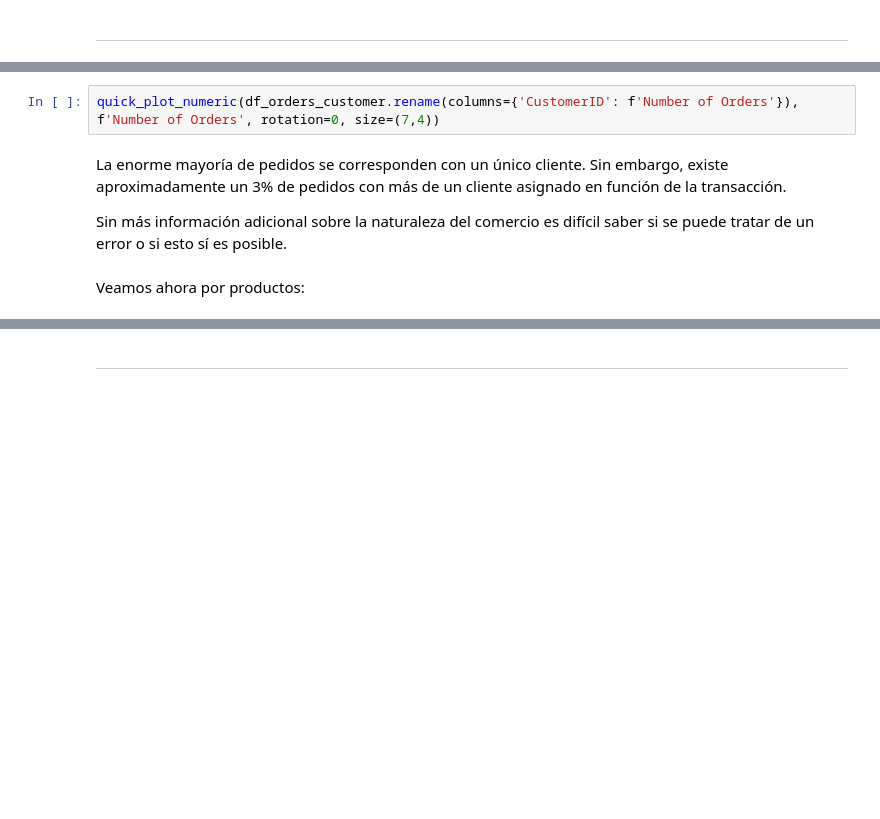
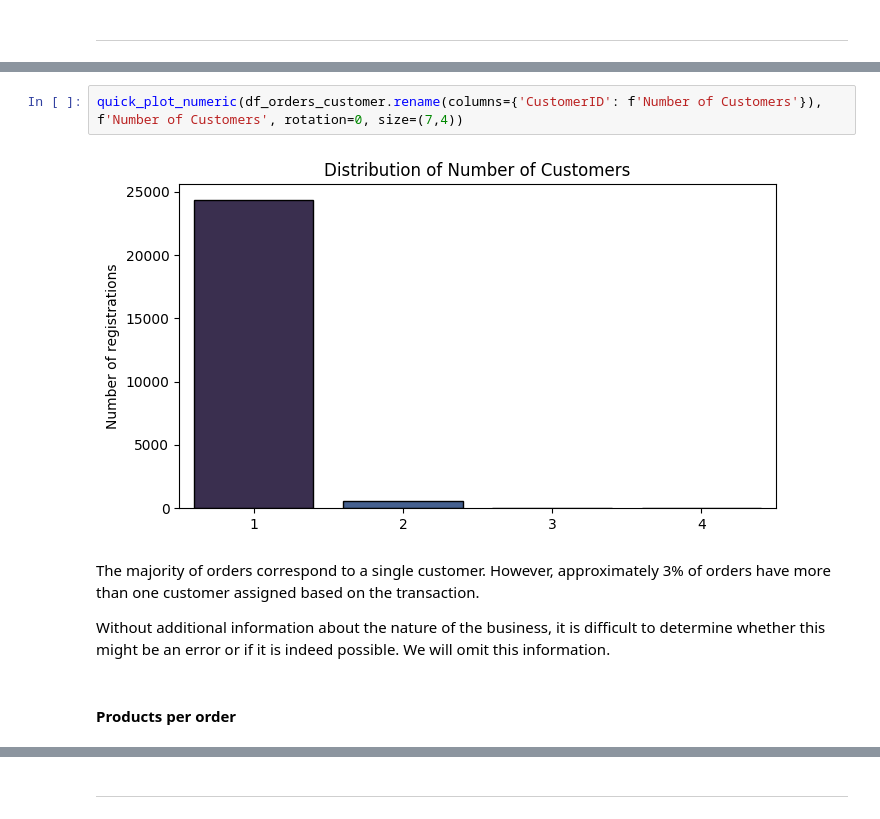
Before and after one commit to SupernovaIa/Proyecto-9-Global-Trade-Insights-Clustering-and-Regression, a Jupyter notebook: notebook/01-EDA.ipynb, the cells around one changed output, grey strips where cells are left out. Cells and saved outputs as stored; diff of their text form; blank space fills up the shorter version.

```diff
--- a/notebook/01-EDA.ipynb
+++ b/notebook/01-EDA.ipynb
@@ -654,11 +780,13 @@ value_counts(df_orders_customer, 'CustomerID')
 # %%
-quick_plot_numeric(df_orders_customer.rename(columns={'CustomerID': f'Number of Orders'}), f'Number of Orders', rotation=0, size=(7,4))
+quick_plot_numeric(df_orders_customer.rename(columns={'CustomerID': f'Number of Customers'}), f'Number of Customers', rotation=0, size=(7,4))
+# %% [output]
+[figure, added]
-# %% [markdown]
-La enorme mayoría de pedidos se corresponden con un único cliente. Sin embargo, existe aproximadamente un 3% de pedidos con más de un cliente asignado en función de la transacción.
-
-Sin más información adicional sobre la naturaleza del comercio es difícil saber si se puede tratar de un error o si esto sí es posible.
-# %% [markdown]
-Veamos ahora por productos:
+# %% [markdown]
+The majority of orders correspond to a single customer. However, approximately 3% of orders have more than one customer assigned based on the transaction.
+
+Without additional information about the nature of the business, it is difficult to determine whether this might be an error or if it is indeed possible. We will omit this information.
+# %% [markdown]
+#### Products per order
 # %%
 df_orders_product = df.groupby('OrderID')['ProductID'].nunique().sort_values(ascending=False).reset_index()
 
```
Also changed, not shown: parts of 57 cells of this notebook, 3 other files.
